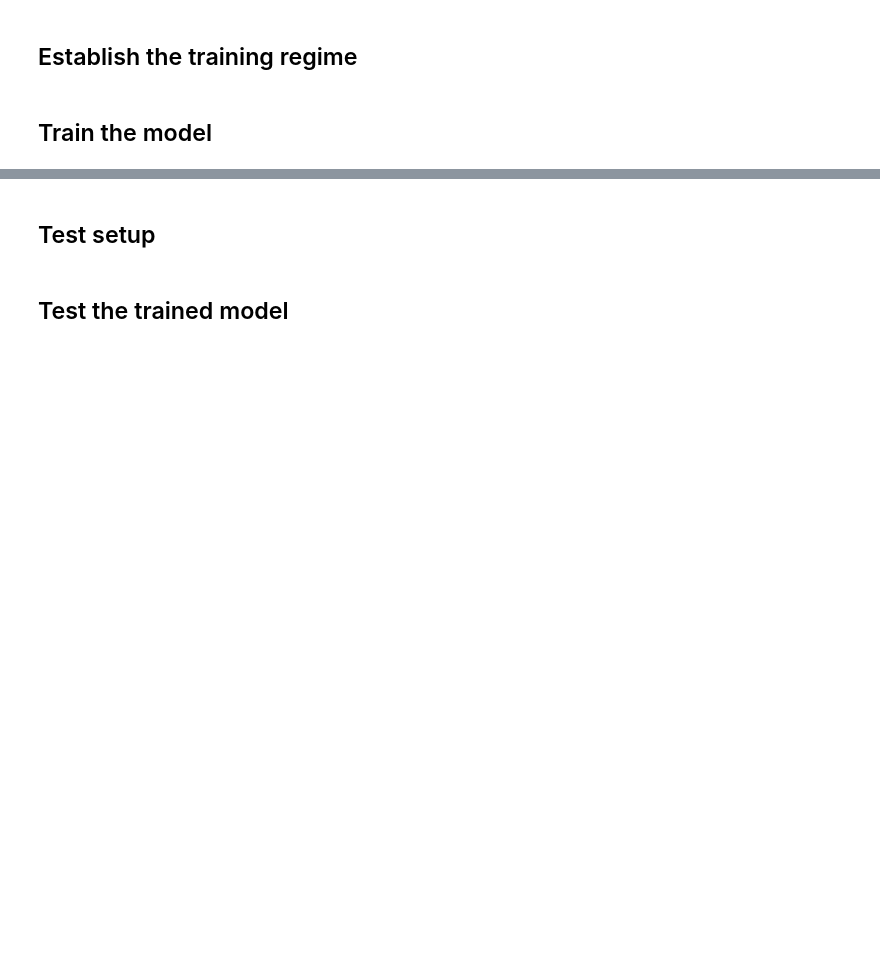
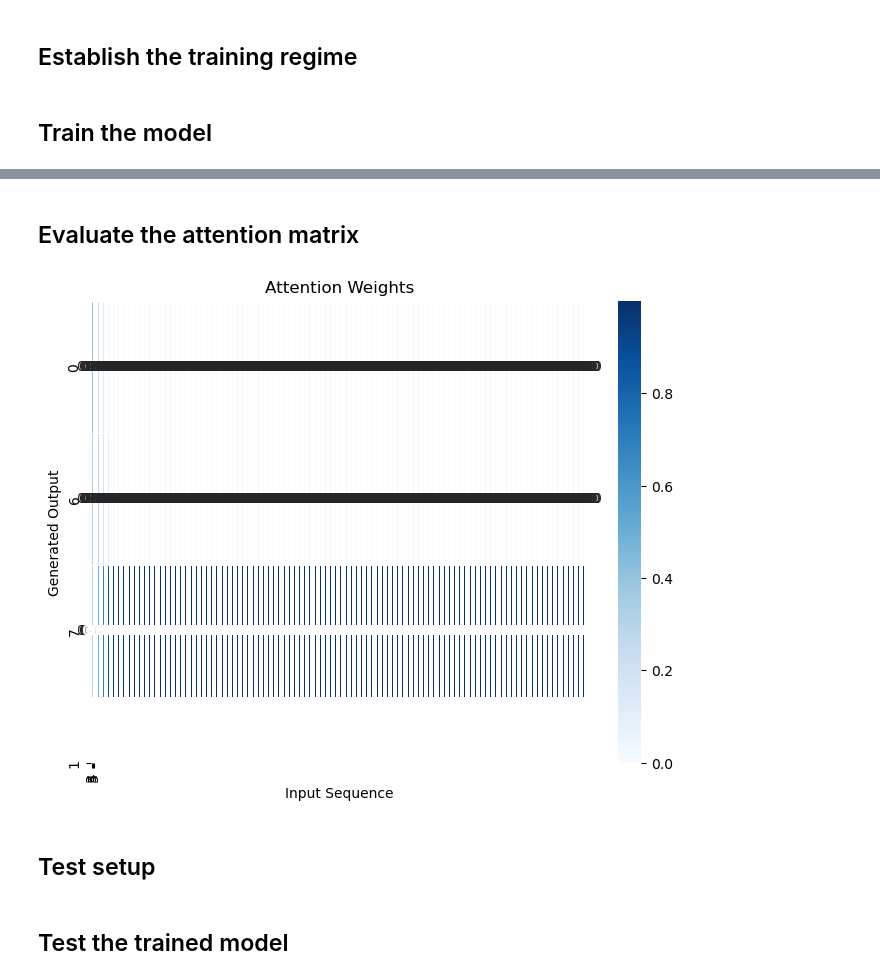
Before and after one commit to spanersoraferty/math-problem-assistant, a Jupyter notebook: math_problem_assistant_seq2seq_model.ipynb, the cells around one changed output, grey strips where cells are left out. Drawn from its saved outputs; the diff is of its cells as text; code cells hidden in the pictures; blank space fills up the shorter version.

Commit message:
added attention matrix (wip) and optuna hp tuning

```diff
--- a/math_problem_assistant_seq2seq_model.ipynb
+++ b/math_problem_assistant_seq2seq_model.ipynb
@@ -238,6 +212,7 @@ decoder = Decoder(output_size, hidden_size).to(device)
 criterion = nn.CrossEntropyLoss(ignore_index=word_to_index["<PAD>"])  # Ignore padding tokens
 encoder_optimizer = optim.Adam(encoder.parameters(), lr=0.001)
 decoder_optimizer = optim.Adam(decoder.parameters(), lr=0.001)
+attention_matrix = []  # Store attention weights for visualization
 # %% [markdown]
 ## Establish the training regime
 # %%
@@ -311,3 +306,35 @@ train(num_epochs, "basic_math_problem_encoder", "basic_math_problem_decoder")
+# %% [markdown]
+## Evaluate the attention matrix
+# %%
+import matplotlib.pyplot as plt
+import seaborn as sns
+import numpy as np
+
+def plot_attention(attention_matrix, input_tokens, target_tokens):
+    """
+    Plots attention weights as a heatmap.
+
+    Args:
+        attention_matrix (list): Attention weights captured during decoding.
+        input_tokens (list): List of input words.
+        target_tokens (list): List of target words.
+    """
+    attention_matrix = np.array(attention_matrix).squeeze().T  # Convert to NumPy array
+    fig, ax = plt.subplots(figsize=(8, 6))
+
+    # Generate heatmap using Seaborn
+    sns.heatmap(attention_matrix, xticklabels=input_tokens, yticklabels=target_tokens,
+                cmap="Blues", linewidths=0.5, annot=True, fmt=".2f")
+
+    plt.xlabel("Input Sequence")
+    plt.ylabel("Generated Output")
+    plt.title("Attention Weights")
+    plt.show()
+
+# Call the attention visualization function after generating output
+plot_attention(attention_matrix, input_tokens, target_tokens)
+# %% [output]
+[figure, added]
 # %% [markdown]
 ## Test setup
 # %%
```
Also changed, not shown: parts of 12 cells of this notebook, 4 other files.
